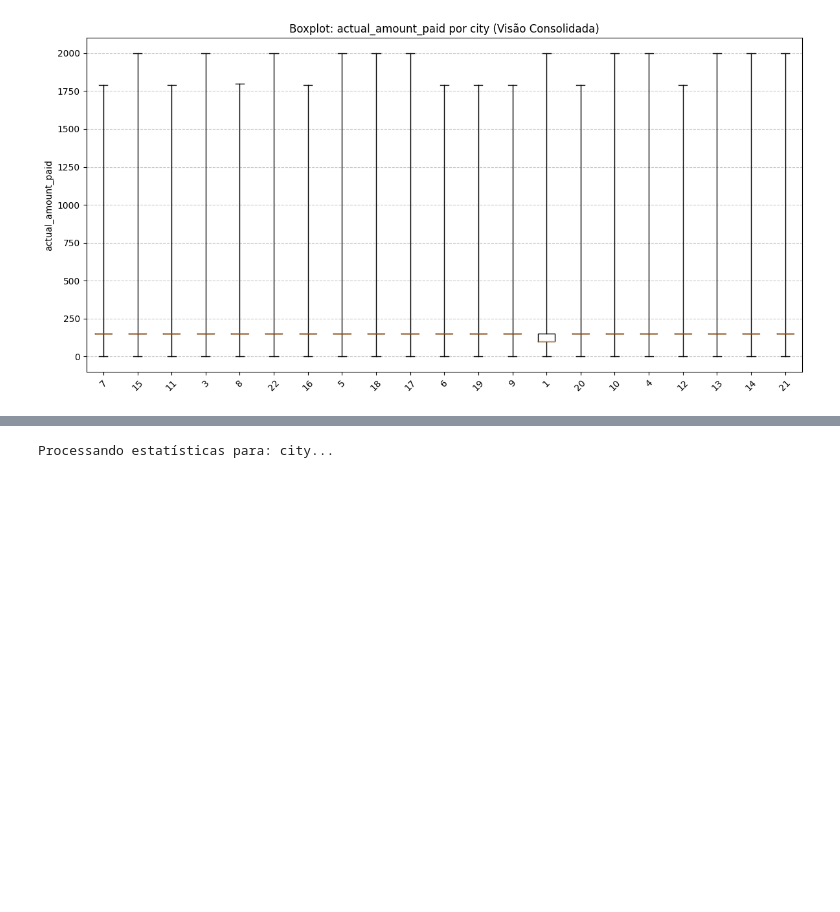
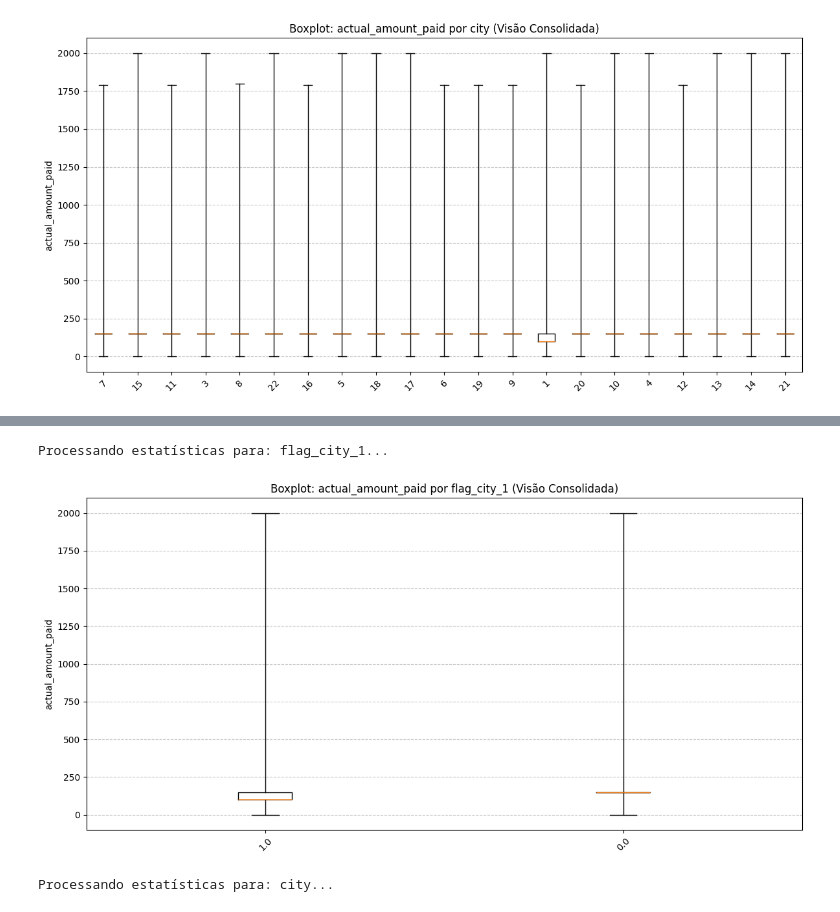
Before and after one commit to GuMauriz/datamaster, a Jupyter notebook: project.ipynb, the cells around one changed output, grey strips where cells are left out. Drawn from its saved outputs; the diff is of its cells as text; code cells hidden in the pictures; blank space fills up the shorter version.

```diff
--- a/project.ipynb
+++ b/project.ipynb
@@ -3408,3 +3408,5 @@ plot_boxplot(df_atv_members_transactions, ["city"], "actual_amount_paid", agrupa
 # %% [output]
 Processando estatísticas para: city...
 [figure]
+# %%
+df_atv_members_transactions = df_atv_members_transactions.withColumn("flag_city_1", F.when(F.col("city") == 1, 1).otherwise(0))
@@ -3411,3 +3423,8 @@ Processando estatísticas para: city...
+# %%
+plot_boxplot(df_atv_members_transactions, ["flag_city_1"], "actual_amount_paid", agrupar_por_safra=False)
+# %% [output]
+Processando estatísticas para: flag_city_1...
+[figure, added]
 # %%
 plot_boxplot(df_atv_members_transactions, ["city"], "payment_plan_days", agrupar_por_safra=False)
 # %% [output]
```
Also changed, not shown: parts of 74 cells of this notebook.
